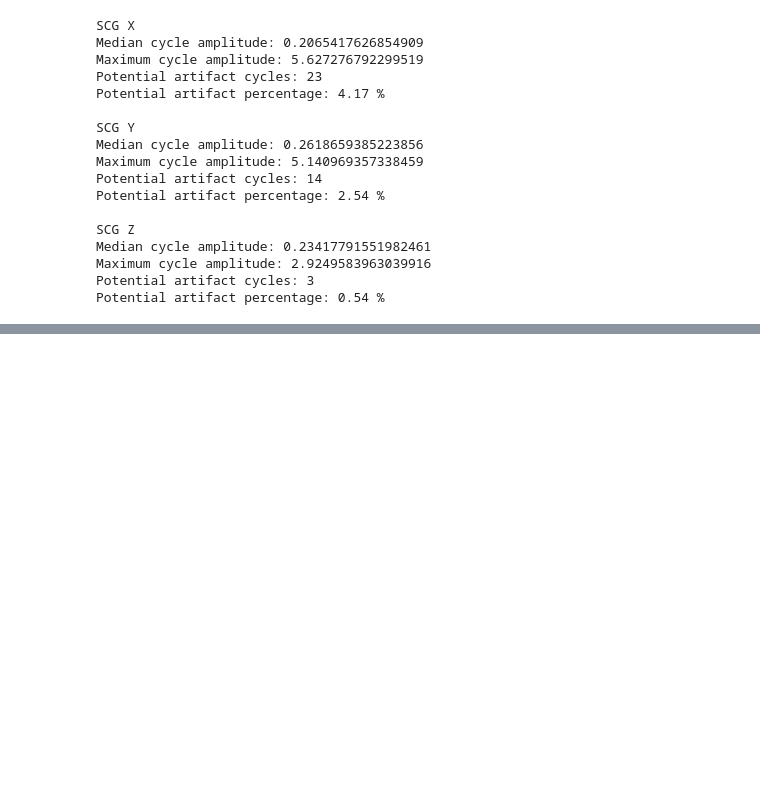
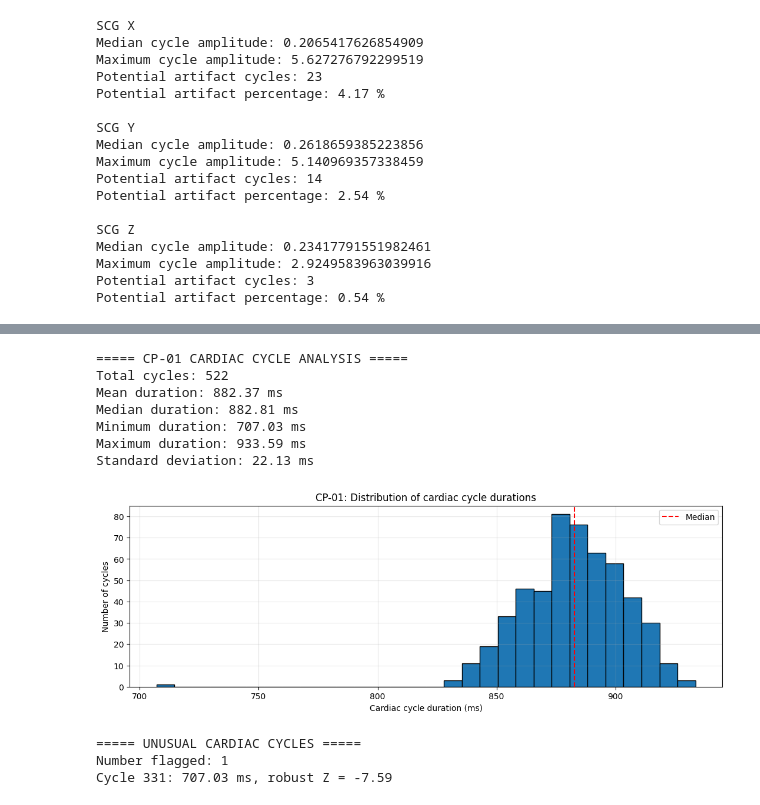
Before and after one commit to anishnath02/scg-classification, a Jupyter notebook: SCG_1.ipynb, the cells around one changed output, grey strips where cells are left out. Saved outputs shown, nothing was run; the diff lists cells and outputs as text; code cells hidden in the pictures; blank space fills up the shorter version.

```diff
--- a/SCG_1.ipynb
+++ b/SCG_1.ipynb
@@ -639,0 +1228,68 @@ Potential artifact percentage: 0.54 %
+# %%
+
+import numpy as np
+import matplotlib.pyplot as plt
+
+# Calculate duration of each cardiac cycle
+rr_intervals = np.diff(r_times) * 1000  # milliseconds
+
+print("===== CP-01 CARDIAC CYCLE ANALYSIS =====")
+print("Total cycles:", len(rr_intervals))
+print("Mean duration:", round(np.mean(rr_intervals), 2), "ms")
+print("Median duration:", round(np.median(rr_intervals), 2), "ms")
+print("Minimum duration:", round(np.min(rr_intervals), 2), "ms")
+print("Maximum duration:", round(np.max(rr_intervals), 2), "ms")
+print("Standard deviation:", round(np.std(rr_intervals), 2), "ms")
+
+# Visualize cycle durations
+plt.figure(figsize=(13, 4))
+plt.hist(rr_intervals, bins=30, edgecolor="black")
+plt.axvline(np.median(rr_intervals), color="red",
+            linestyle="--", label="Median")
+plt.xlabel("Cardiac cycle duration (ms)")
+plt.ylabel("Number of cycles")
+plt.title("CP-01: Distribution of cardiac cycle durations")
+plt.legend()
+plt.grid(alpha=0.3)
+plt.show()
+# %% [output]
+===== CP-01 CARDIAC CYCLE ANALYSIS =====
+Total cycles: 522
+Mean duration: 882.37 ms
+Median duration: 882.81 ms
+Minimum duration: 707.03 ms
+Maximum duration: 933.59 ms
+Standard deviation: 22.13 ms
+[figure, added]
+# %%
+
+import numpy as np
+
+median_rr = np.median(rr_intervals)
+mad = np.median(np.abs(rr_intervals - median_rr))
+
+# Robust outlier score
+robust_z = (
+    0.6745 * (rr_intervals - median_rr) / mad
+    if mad > 0 else np.zeros_like(rr_intervals)
+)
+
+outlier_indices = np.where(np.abs(robust_z) > 3.5)[0]
+
+print("===== UNUSUAL CARDIAC CYCLES =====")
+print("Number flagged:", len(outlier_indices))
+
+for idx in outlier_indices:
+    print(
+        f"Cycle {idx + 1}: "
+        f"{rr_intervals[idx]:.2f} ms, "
+        f"robust Z = {robust_z[idx]:.2f}"
+    )
+
+# Keep all cycles; only create a flag for later inspection
+cycle_quality_flags = np.ones(len(rr_intervals), dtype=bool)
+cycle_quality_flags[outlier_indices] = False
+# %% [output]
+===== UNUSUAL CARDIAC CYCLES =====
+Number flagged: 1
+Cycle 331: 707.03 ms, robust Z = -7.59
```
Also changed, not shown: parts of 43 cells of this notebook.
